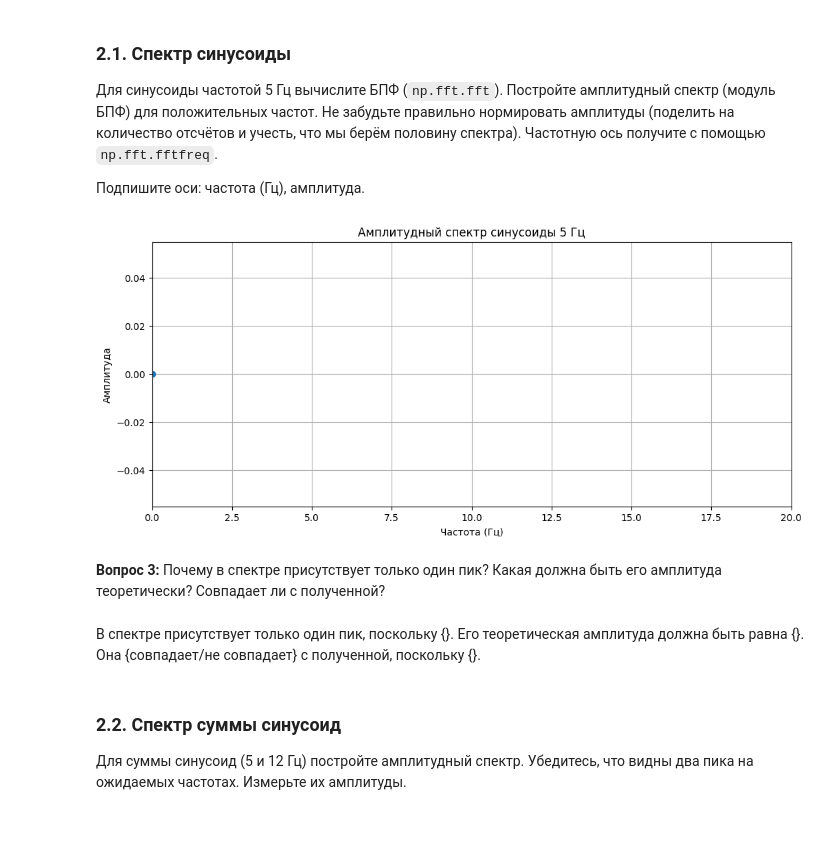
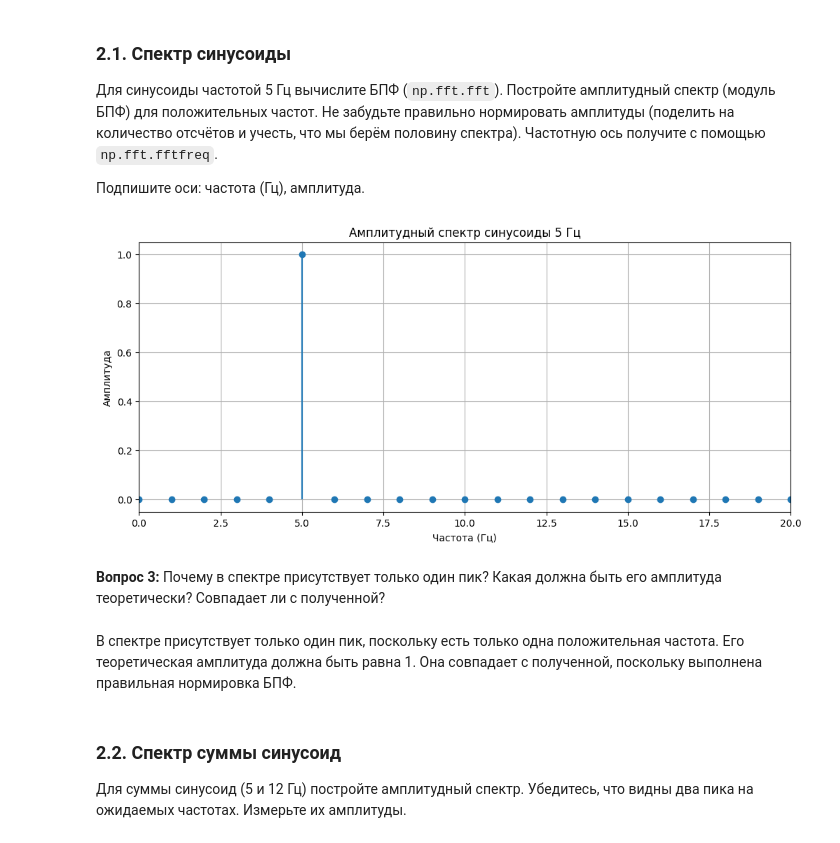
Before and after one commit to korzhimanov/dsp-seminars, a Jupyter notebook: seminars/1.ipynb, the cells around one changed output. Cells and saved outputs as stored; diff of their text form; code cells hidden in the pictures.

```diff
--- a/seminars/1.ipynb
+++ b/seminars/1.ipynb
@@ -112,29 +112,31 @@ plt.show()
 
 Подпишите оси: частота (Гц), амплитуда.
 # %%
-# БПФ синусоиды 5 Гц
-X = []
-freq = []
+# БПФ синусоиды 5 Г
+x = sin5
+n = len(x)
+X = np.fft.fft(x)
+freq = np.fft.fftfreq(n, d=1/fs)
 
 # Берём только положительные частоты
-half = len(t)//2
-X_mag = []  # не забываем про нормировку амплитуды
-freq_pos = [] # только положительные частоты
+half = n//2
+X_mag = np.abs(X[:half]) / half  # не забываем про нормировку амплитуды
+freq_pos = freq[:half] # только положительные частоты
 
 plt.figure()
-plt.stem([0,], [0,], basefmt=" ")
+plt.stem(freq_pos, X_mag, basefmt=" ")
 plt.title('Амплитудный спектр синусоиды 5 Гц')
 plt.xlabel('Частота (Гц)')
 plt.ylabel('Амплитуда')
 plt.xlim(0, 20)
 plt.grid(True)
 plt.show()
 # %% [output]
-[figure, old version]
+[figure, new version]
 # %% [markdown]
 **Вопрос 3:** Почему в спектре присутствует только один пик? Какая должна быть его амплитуда теоретически? Совпадает ли с полученной?
 # %% [markdown]
-В спектре присутствует только один пик, поскольку {}. Его теоретическая амплитуда должна быть равна {}. Она {совпадает/не совпадает} с полученной, поскольку {}.
+В спектре присутствует только один пик, поскольку есть только одна положительная частота. Его теоретическая амплитуда должна быть равна 1. Она совпадает с полученной, поскольку выполнена правильная нормировка БПФ.
 # %% [markdown]
 ### 2.2. Спектр суммы синусоид
 
```
Also changed, not shown: parts of 2 cells of this notebook.
